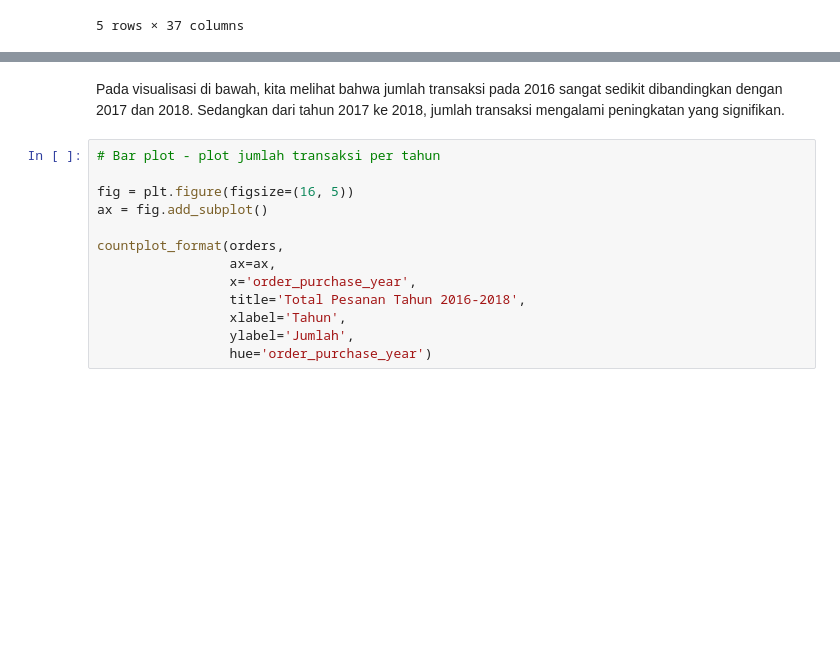
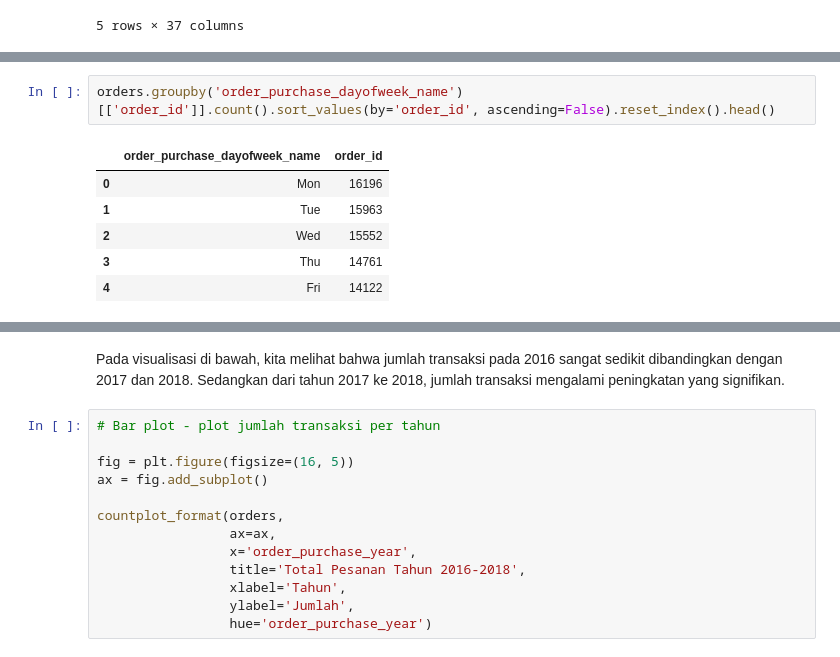
Before and after one commit to umarsani1605/dicoding-data-analysis-submission, a Jupyter notebook: notebook.ipynb, the cells around one changed output, grey strips where cells are left out. Saved outputs shown, nothing was run; the diff lists cells and outputs as text; blank space fills up the shorter version.

```diff
--- a/notebook.ipynb
+++ b/notebook.ipynb
@@ -350,0 +421,9 @@ orders_items.head()
+# %%
+orders.groupby('order_purchase_dayofweek_name')[['order_id']].count().sort_values(by='order_id', ascending=False).reset_index().head()
+# %% [output]
+|  | order_purchase_dayofweek_name | order_id |
+| 0 | Mon | 16196 |
+| 1 | Tue | 15963 |
+| 2 | Wed | 15552 |
+| 3 | Thu | 14761 |
+| 4 | Fri | 14122 |
```
Also changed, not shown: parts of 26 cells of this notebook.
